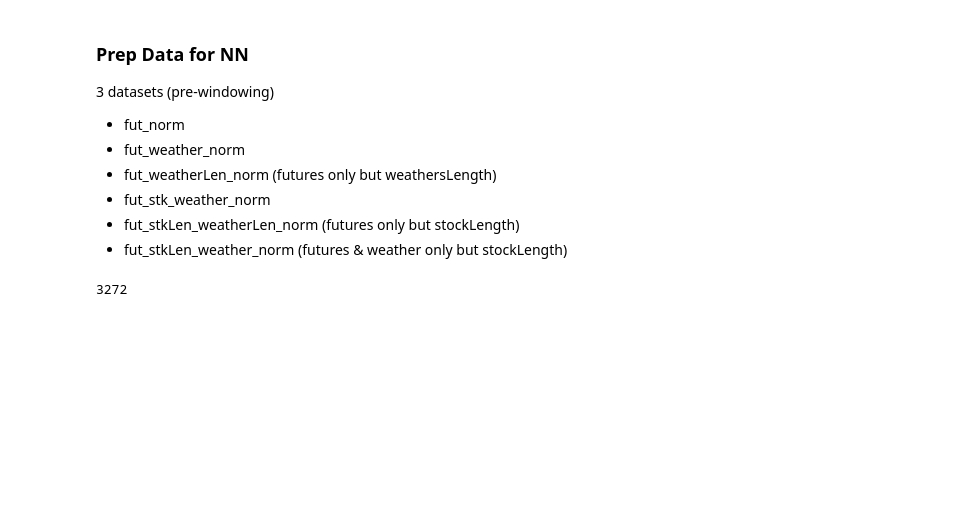
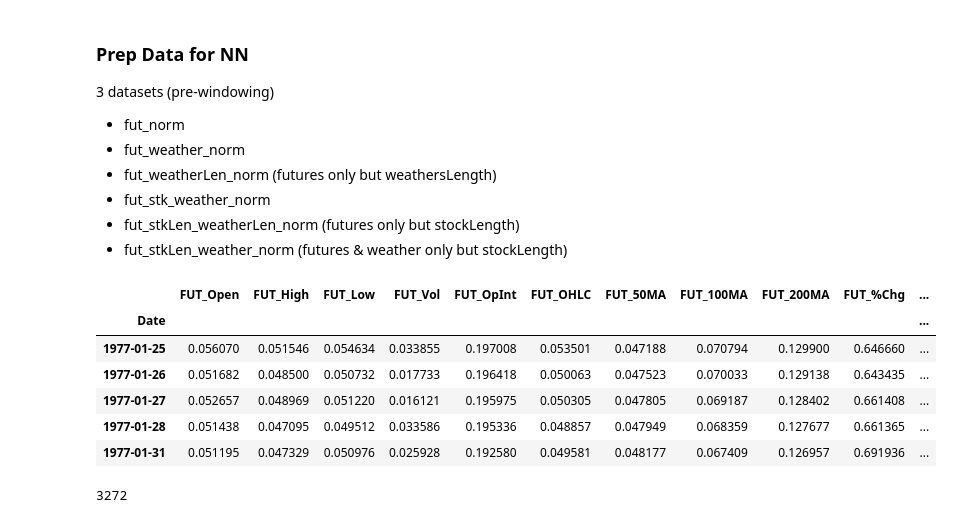
Before and after one commit to andrewredd/aa-project, a Jupyter notebook: futures_data.ipynb, the cells around one changed output. Drawn from its saved outputs; the diff is of its cells as text; code cells hidden in the pictures; blank space fills up the shorter version.

```diff
--- a/futures_data.ipynb
+++ b/futures_data.ipynb
@@ -265,6 +284,16 @@ plt.title('Kansas City HRW Wheat Future (and WEAT ETF) - Front Month');
 <li>fut_stkLen_weatherLen_norm (futures only but stockLength)
 <li>fut_stkLen_weather_norm (futures & weather only but stockLength)
 </ul>
+# %%
+fut_norm.head()
+# %% [output]
+|  | FUT_Open | FUT_High | FUT_Low | FUT_Vol | FUT_OpInt | FUT_OHLC | FUT_50MA | FUT_100MA | FUT_200MA | FUT_%Chg | ... |
+| Date |  |  |  |  |  |  |  |  |  |  | ... |
+| 1977-01-25 | 0.056070 | 0.051546 | 0.054634 | 0.033855 | 0.197008 | 0.053501 | 0.047188 | 0.070794 | 0.129900 | 0.646660 | ... |
+| 1977-01-26 | 0.051682 | 0.048500 | 0.050732 | 0.017733 | 0.196418 | 0.050063 | 0.047523 | 0.070033 | 0.129138 | 0.643435 | ... |
+| 1977-01-27 | 0.052657 | 0.048969 | 0.051220 | 0.016121 | 0.195975 | 0.050305 | 0.047805 | 0.069187 | 0.128402 | 0.661408 | ... |
+| 1977-01-28 | 0.051438 | 0.047095 | 0.049512 | 0.033586 | 0.195336 | 0.048857 | 0.047949 | 0.068359 | 0.127677 | 0.661365 | ... |
+| 1977-01-31 | 0.051195 | 0.047329 | 0.050976 | 0.025928 | 0.192580 | 0.049581 | 0.048177 | 0.067409 | 0.126957 | 0.691936 | ... |
 # %%
 fut_weather_norm = weather_norm.merge(fut_norm, left_index=True, right_index=True)
 fut_weatherLen_norm = fut_weather_norm[['FUT_Open', 'FUT_High', 'FUT_Low', 'FUT_Vol', 'FUT_OpInt', 'FUT_OHLC',
```
Also changed, not shown: parts of 9 cells of this notebook, 1 other file.
